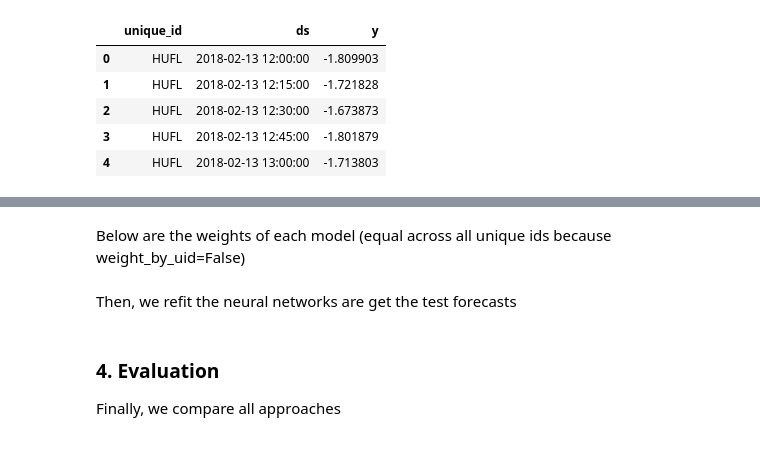
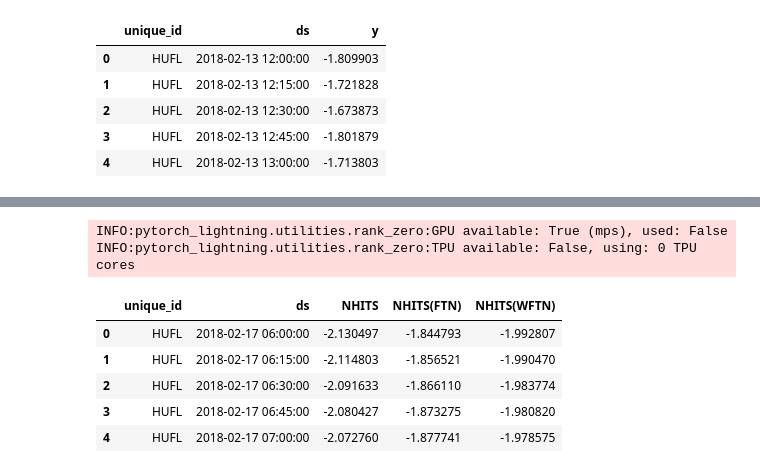
Before and after one commit to vcerqueira/metaforecast, a Jupyter notebook: notebooks/05-ftn_cv_nhits.ipynb, the cells around one changed output, grey strips where cells are left out. Cells and saved outputs as stored; diff of their text form; code cells hidden in the pictures.

```diff
--- a/notebooks/05-ftn_cv_nhits.ipynb
+++ b/notebooks/05-ftn_cv_nhits.ipynb
@@ -229,8 +165,0 @@ fcst_ftn.head()
-# %% [markdown]
-Below are the weights of each model (equal across all unique ids because weight_by_uid=False)
-# %% [markdown]
-Then, we refit the neural networks are get the test forecasts
-# %% [markdown]
-### 4. Evaluation
-
-Finally, we compare all approaches
@@ -243,0 +166,27 @@ evaluation_df = accuracy(test_df, [smape], agg_by=["unique_id"])
+# %%
+fcst_nf = nf.predict()
+if "unique_id" not in fcst_nf.columns:
+    fcst_nf = fcst_nf.reset_index()
+fcst_nf = fcst_nf.drop(columns=["cutoff", "index"], errors="ignore")
+
+# Pass the NHITS frame into both calls. If NHITS(FTN) is already a column, FTN treats it as another model.
+ftn.apply_weighting = False
+fcst = ftn.predict(fcst_nf)
+
+ftn.apply_weighting = True
+fcst_w = ftn.predict(fcst_nf)
+
+fcst = fcst.merge(
+    fcst_w[["unique_id", "ds", "NHITS(WFTN)"]],
+    on=["unique_id", "ds"],
+)
+fcst.head()
+# %% [output]
+INFO:pytorch_lightning.utilities.rank_zero:GPU available: True (mps), used: False
+INFO:pytorch_lightning.utilities.rank_zero:TPU available: False, using: 0 TPU cores
+|  | unique_id | ds | NHITS | NHITS(FTN) | NHITS(WFTN) |
+| 0 | HUFL | 2018-02-17 06:00:00 | -2.130497 | -1.844793 | -1.992807 |
+| 1 | HUFL | 2018-02-17 06:15:00 | -2.114803 | -1.856521 | -1.990470 |
+| 2 | HUFL | 2018-02-17 06:30:00 | -2.091633 | -1.866110 | -1.983774 |
+| 3 | HUFL | 2018-02-17 06:45:00 | -2.080427 | -1.873275 | -1.980820 |
+| 4 | HUFL | 2018-02-17 07:00:00 | -2.072760 | -1.877741 | -1.978575 |
```
Also changed, not shown: parts of 40 cells of this notebook, 9 other files.
